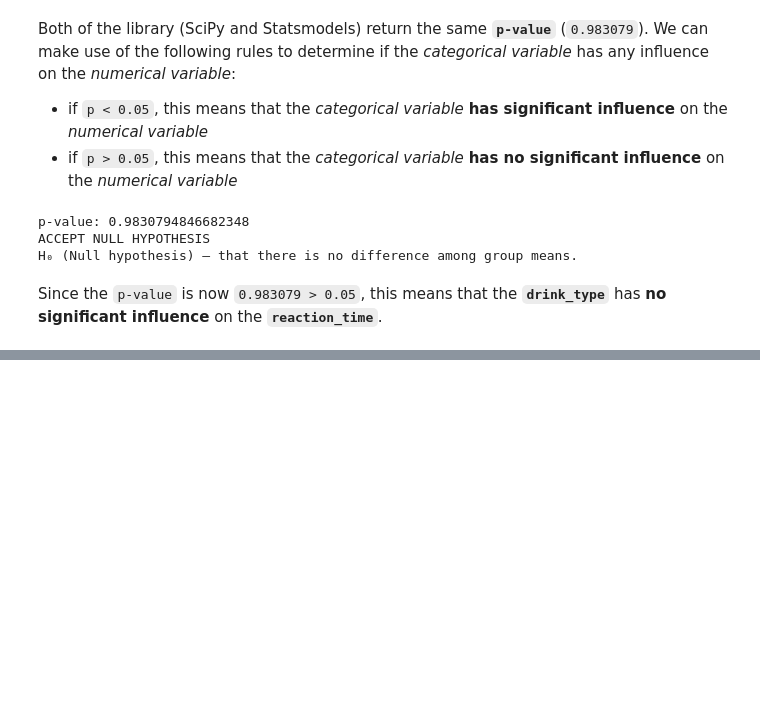
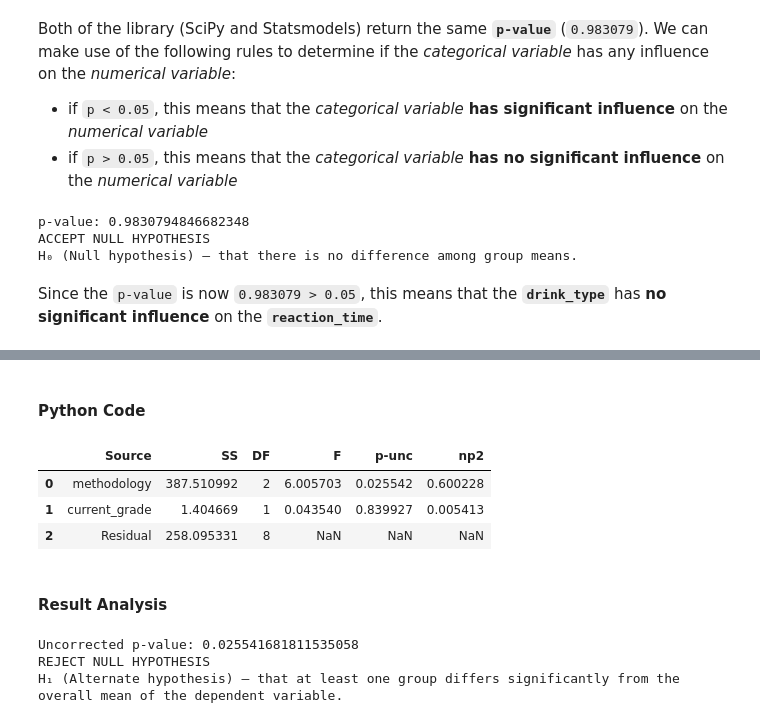
Before and after one commit to researchacademy/statistics, a Jupyter notebook: Covariance_and_Correlation_Analysis_ResearchAcademy.ipynb, the cells around one changed output, grey strips where cells are left out. Cells and saved outputs as stored; diff of their text form; code cells hidden in the pictures; blank space fills up the shorter version.

```diff
--- a/Covariance_and_Correlation_Analysis_ResearchAcademy.ipynb
+++ b/Covariance_and_Correlation_Analysis_ResearchAcademy.ipynb
@@ -1329,0 +1593,2 @@ Since the `p-value` is now `0.983079 > 0.05`, this means that the **`drink_type`
+# %% [markdown]
+#### **Python Code**
@@ -1329,0 +1597,41 @@ Since the `p-value` is now `0.983079 > 0.05`, this means that the **`drink_type`
+# %%
+import numpy as np
+import pandas as pd
+from pingouin import ancova
+
+# create data
+# np.repeat(['A', 'B', 'C'], 4)
+data = pd.DataFrame({'methodology': ['A', 'A', 'A', 'A',
+                                     'B', 'B', 'B', 'B',
+                                     'C', 'C', 'C', 'C'],
+					'current_grade': [67, 88, 75, 85,
+									92, 77, 74, 88,
+									91, 88, 82, 80],
+					'test_score': [77, 89, 74, 69,
+									88, 93, 94, 90,
+									85, 81, 83, 79]})
+
+ancova_output = ancova(data=data, dv='test_score', covar='current_grade', between='methodology')
+
+ancova_output
+# %% [output]
+|  | Source | SS | DF | F | p-unc | np2 |
+| 0 | methodology | 387.510992 | 2 | 6.005703 | 0.025542 | 0.600228 |
+| 1 | current_grade | 1.404669 | 1 | 0.043540 | 0.839927 | 0.005413 |
+| 2 | Residual | 258.095331 | 8 | NaN | NaN | NaN |
+# %% [markdown]
+#### **Result Analysis**
+# %%
+print("Uncorrected p-value: " + str(ancova_output['p-unc'][0]))
+
+significance_level = 0.05
+if ancova_output['p-unc'][0] <= significance_level:
+    print('REJECT NULL HYPOTHESIS')
+    print('H₁ (Alternate hypothesis) — that at least one group differs significantly from the overall mean of the dependent variable.')
+else:
+    print('ACCEPT NULL HYPOTHESIS')
+    print('H₀ (Null hypothesis) — that there is no difference among group means.')
+# %% [output]
+Uncorrected p-value: 0.025541681811535058
+REJECT NULL HYPOTHESIS
+H₁ (Alternate hypothesis) — that at least one group differs significantly from the overall mean of the dependent variable.
```
Also changed, not shown: parts of 99 cells of this notebook.
